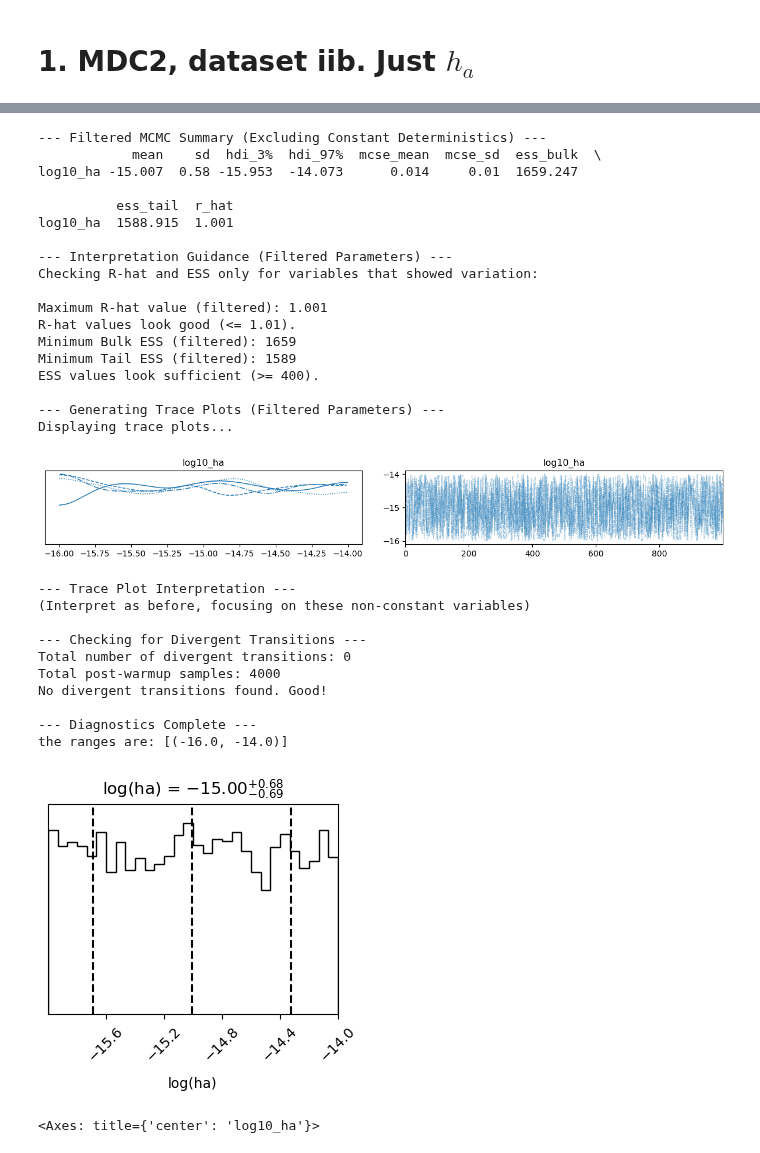
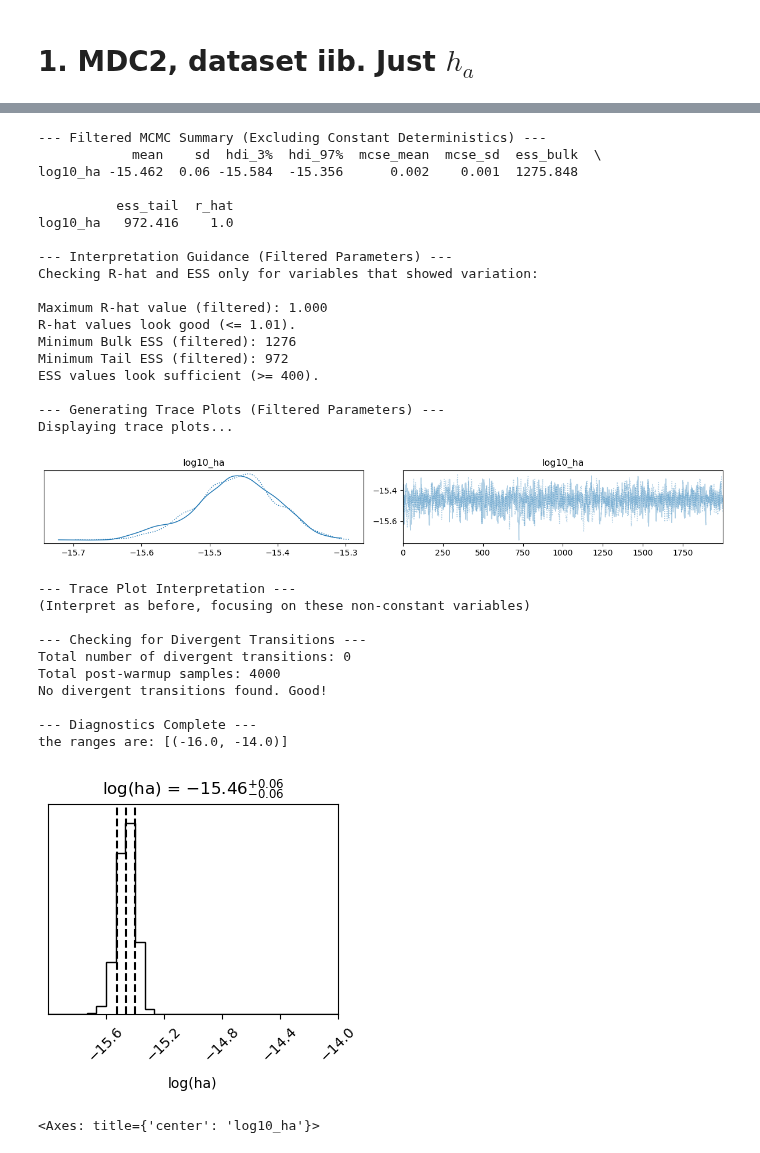
Before and after one commit to tomkimpson/Argus, a Jupyter notebook: notebooks/11.inspect_parameter_esimation_results.ipynb, the cells around one changed output, grey strips where cells are left out. Saved outputs shown, nothing was run; the diff lists cells and outputs as text; code cells hidden in the pictures.

```diff
--- a/notebooks/11.inspect_parameter_esimation_results.ipynb
+++ b/notebooks/11.inspect_parameter_esimation_results.ipynb
@@ -151,7 +151,6 @@ def posterior_plot(data_file,parameters,log_scale,ranges):
         smooth=1.0,  # Adjust smoothing as needed
         plot_datapoints=True,
         fill_contours=True,
-        weights
         levels=[0.68, 0.95]  # 1 and 2 sigma contours
     )
 
@@ -164,6 +163,7 @@ def posterior_plot(data_file,parameters,log_scale,ranges):
 #fname = '../sandbox/outputs/mdc3_parameter_estimation_results_2025-04-25_15-17-53.nc'
 fname = '../sandbox/outputs/mdc3_parameter_estimation_results_2025-04-25_15-55-58.nc'
 fname = '../sandbox/outputs/mdc2_parameter_estimation_NUTS_results_2025-04-25_17-04-24.nc'
+fname = '../sandbox/outputs/mdc2_parameter_estimation_NUTS_results_2025-04-26_16-49-52.nc'
 diagnostics(fname)
 
 
@@ -173,24 +173,24 @@ Successfully loaded InferenceData from: ../sandbox/outputs/mdc2_parameter_estima
 
 --- Calculating Full MCMC Summary ---
 --- Filtered MCMC Summary (Excluding Constant Deterministics) ---
             mean    sd  hdi_3%  hdi_97%  mcse_mean  mcse_sd  ess_bulk  \
-log10_ha -15.007  0.58 -15.953  -14.073      0.014     0.01  1659.247
+log10_ha -15.462  0.06 -15.584  -15.356      0.002    0.001  1275.848
 
           ess_tail  r_hat
-log10_ha  1588.915  1.001
+log10_ha   972.416    1.0
 
 --- Interpretation Guidance (Filtered Parameters) ---
 Checking R-hat and ESS only for variables that showed variation:
 
-Maximum R-hat value (filtered): 1.001
+Maximum R-hat value (filtered): 1.000
 R-hat values look good (<= 1.01).
-Minimum Bulk ESS (filtered): 1659
-Minimum Tail ESS (filtered): 1589
+Minimum Bulk ESS (filtered): 1276
+Minimum Tail ESS (filtered): 972
 ESS values look sufficient (>= 400).
 
 --- Generating Trace Plots (Filtered Parameters) ---
 Displaying trace plots...
-[figure, old version]
+[figure, new version]
 --- Trace Plot Interpretation ---
 (Interpret as before, focusing on these non-constant variables)
 
@@ -201,7 +201,7 @@ No divergent transitions found. Good!
 
 --- Diagnostics Complete ---
 the ranges are: [(-16.0, -14.0)]
-[figure, old version]
+[figure, new version]
 # %%
 fname = '../sandbox/outputs/mdc2_parameter_estimation_NUTS_results_2025-04-25_17-04-24.nc'
 data = az.from_netcdf(fname)
```
Also changed, not shown: parts of 1 cell of this notebook, 2 other files.
